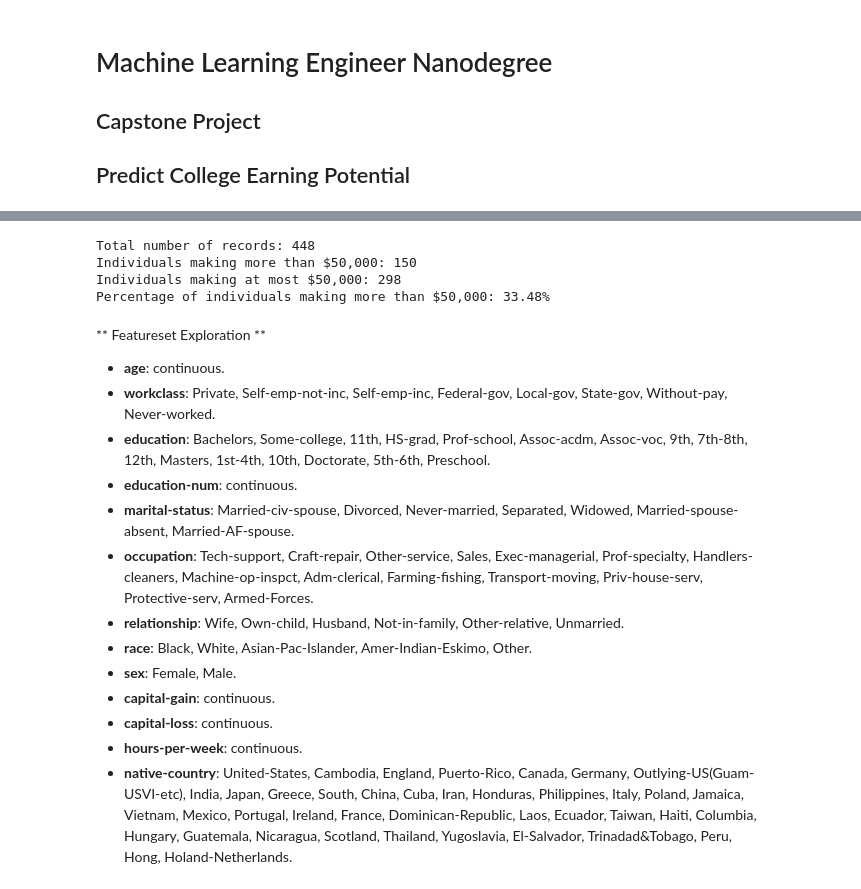
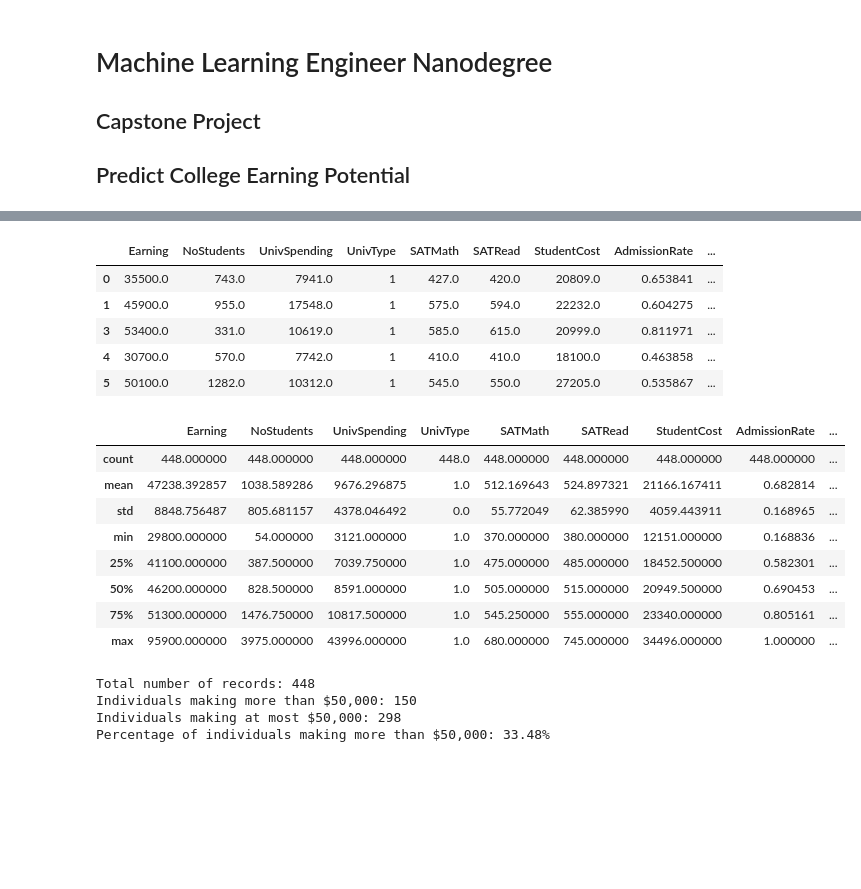
Before and after one commit to AloysiusDJ/MLND, a Jupyter notebook: capstone/college_data.ipynb, the cells around one changed output, grey strips where cells are left out. Cells and saved outputs as stored; diff of their text form; code cells hidden in the pictures; blank space fills up the shorter version.

```diff
--- a/capstone/college_data.ipynb
+++ b/capstone/college_data.ipynb
@@ -78 +59,35 @@ data
+# %%
+
+#S elected Features
+data = data[['MN_EARN_WNE_INC2_P10', 'NUM4_PUB', 'INEXPFTE', 'CONTROL', 'SATVRMID','SATMTMID','COSTT4_A','ADM_RATE_ALL','C150_4', 'RET_FT4_POOLED']]
+
+# Remove non numeric values
+data['MN_EARN_WNE_INC2_P10'] = data['MN_EARN_WNE_INC2_P10'].apply(pd.to_numeric, errors='coerce')
+
+# There are 2 type of Private universities 2 and 3. For our calculation they are same
+data['CONTROL'] = data['CONTROL'].apply(lambda x: 1 if (x==1) else 2)
+
+# Remove NaN records
+data.dropna(inplace=True)
+data.columns = ['Earning', 'NoStudents', 'UnivSpending', 'UnivType', 'SATMath', 'SATRead', 'StudentCost', 'AdmissionRate', 'Completionrate', 'RetentionRate']
+
+# Display sample records
+display(data.head(n=5))
+data.describe()
+# %% [output]
+|  | Earning | NoStudents | UnivSpending | UnivType | SATMath | SATRead | StudentCost | AdmissionRate | ... |
+| 0 | 35500.0 | 743.0 | 7941.0 | 1 | 427.0 | 420.0 | 20809.0 | 0.653841 | ... |
+| 1 | 45900.0 | 955.0 | 17548.0 | 1 | 575.0 | 594.0 | 22232.0 | 0.604275 | ... |
+| 3 | 53400.0 | 331.0 | 10619.0 | 1 | 585.0 | 615.0 | 20999.0 | 0.811971 | ... |
+| 4 | 30700.0 | 570.0 | 7742.0 | 1 | 410.0 | 410.0 | 18100.0 | 0.463858 | ... |
+| 5 | 50100.0 | 1282.0 | 10312.0 | 1 | 545.0 | 550.0 | 27205.0 | 0.535867 | ... |
+|  | Earning | NoStudents | UnivSpending | UnivType | SATMath | SATRead | StudentCost | AdmissionRate | ... |
+| count | 448.000000 | 448.000000 | 448.000000 | 448.0 | 448.000000 | 448.000000 | 448.000000 | 448.000000 | ... |
+| mean | 47238.392857 | 1038.589286 | 9676.296875 | 1.0 | 512.169643 | 524.897321 | 21166.167411 | 0.682814 | ... |
+| std | 8848.756487 | 805.681157 | 4378.046492 | 0.0 | 55.772049 | 62.385990 | 4059.443911 | 0.168965 | ... |
+| min | 29800.000000 | 54.000000 | 3121.000000 | 1.0 | 370.000000 | 380.000000 | 12151.000000 | 0.168836 | ... |
+| 25% | 41100.000000 | 387.500000 | 7039.750000 | 1.0 | 475.000000 | 485.000000 | 18452.500000 | 0.582301 | ... |
+| 50% | 46200.000000 | 828.500000 | 8591.000000 | 1.0 | 505.000000 | 515.000000 | 20949.500000 | 0.690453 | ... |
+| 75% | 51300.000000 | 1476.750000 | 10817.500000 | 1.0 | 545.250000 | 555.000000 | 23340.000000 | 0.805161 | ... |
+| max | 95900.000000 | 3975.000000 | 43996.000000 | 1.0 | 680.000000 | 745.000000 | 34496.000000 | 1.000000 | ... |
 # %%
@@ -98,19 +113,3 @@ Total number of records: 448
 Individuals making more than $50,000: 150
 Individuals making at most $50,000: 298
 Percentage of individuals making more than $50,000: 33.48%
-# %% [markdown]
-** Featureset Exploration **
-
-* **age**: continuous.
-* **workclass**: Private, Self-emp-not-inc, Self-emp-inc, Federal-gov, Local-gov, State-gov, Without-pay, Never-worked.
-* **education**: Bachelors, Some-college, 11th, HS-grad, Prof-school, Assoc-acdm, Assoc-voc, 9th, 7th-8th, 12th, Masters, 1st-4th, 10th, Doctorate, 5th-6th, Preschool.
-* **education-num**: continuous.
-* **marital-status**: Married-civ-spouse, Divorced, Never-married, Separated, Widowed, Married-spouse-absent, Married-AF-spouse.
-* **occupation**: Tech-support, Craft-repair, Other-service, Sales, Exec-managerial, Prof-specialty, Handlers-cleaners, Machine-op-inspct, Adm-clerical, Farming-fishing, Transport-moving, Priv-house-serv, Protective-serv, Armed-Forces.
-* **relationship**: Wife, Own-child, Husband, Not-in-family, Other-relative, Unmarried.
-* **race**: Black, White, Asian-Pac-Islander, Amer-Indian-Eskimo, Other.
-* **sex**: Female, Male.
-* **capital-gain**: continuous.
-* **capital-loss**: continuous.
-* **hours-per-week**: continuous.
-* **native-country**: United-States, Cambodia, England, Puerto-Rico, Canada, Germany, Outlying-US(Guam-USVI-etc), India, Japan, Greece, South, China, Cuba, Iran, Honduras, Philippines, Italy, Poland, Jamaica, Vietnam, Mexico, Portugal, Ireland, France, Dominican-Republic, Laos, Ecuador, Taiwan, Haiti, Columbia, Hungary, Guatemala, Nicaragua, Scotland, Thailand, Yugoslavia, El-Salvador, Trinadad&Tobago, Peru, Hong, Holand-Netherlands.
```
Also changed, not shown: parts of 80 cells of this notebook.
